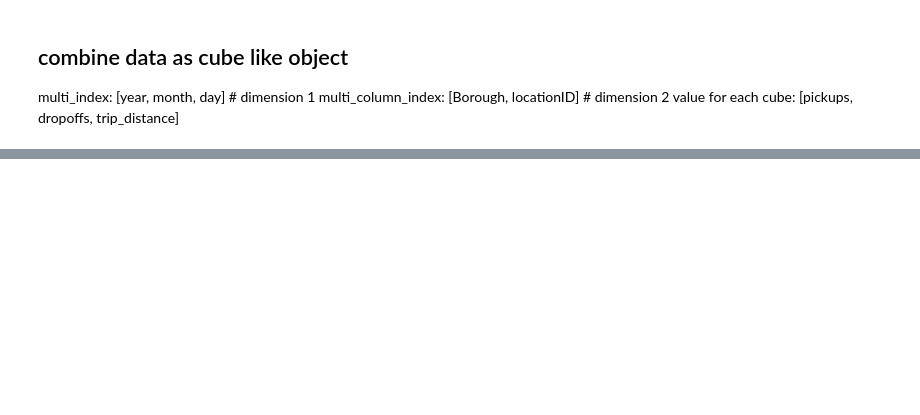
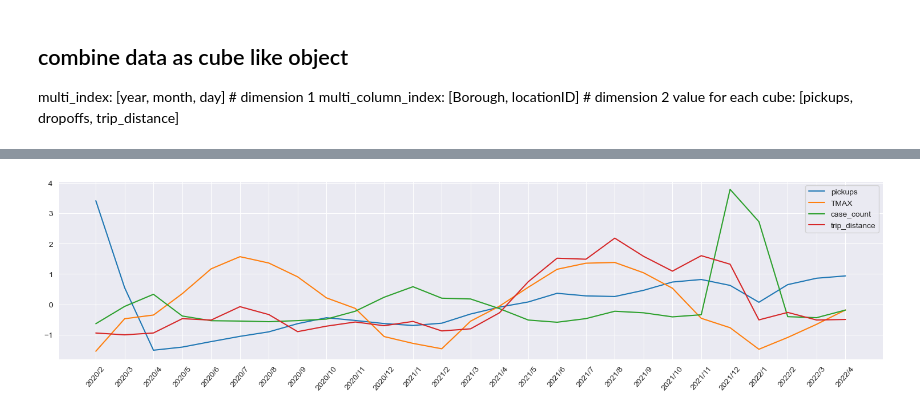
Before and after one commit to aTigar/DWH_NYC_Taxi, a Jupyter notebook: analysis.ipynb, the cells around one changed output, grey strips where cells are left out. Cells and saved outputs as stored; diff of their text form; code cells hidden in the pictures; blank space fills up the shorter version.

```diff
--- a/analysis.ipynb
+++ b/analysis.ipynb
@@ -100,0 +99,5 @@ TypeError: Argument 'y' is a pandas MultiIndex. pandas MultiIndex is not support
+# %%
+df = df.groupby(level=[0,1], axis=0).mean()
+normalized_df=(df-df.mean())/df.std()
+normalized_df.index = [normalized_df.index.get_level_values(0), normalized_df.index.map('{0[0]}/{0[1]}'.format)]
+normalized_df = normalized_df.reset_index().rename(columns={'level_1':'date'}).drop(columns=['year'])
@@ -100,0 +124,18 @@ TypeError: Argument 'y' is a pandas MultiIndex. pandas MultiIndex is not support
+# %%
+plt.figure(figsize=(15,4))
+
+# multiple line plots
+plt.plot('date', 'pickups', data=normalized_df)
+plt.plot('date', 'TMAX', data=normalized_df)
+plt.plot('date', 'case_count', data=normalized_df)
+plt.plot('date', 'trip_distance', data=normalized_df)
+
+plt.xticks(rotation=50)
+# show legend
+plt.legend()
+plt.tight_layout()
+# show graph
+plt.savefig('linegraph.png', dpi=100)
+plt.show()
+# %% [output]
+[figure, added]
```
Also changed, not shown: parts of 18 cells of this notebook.
